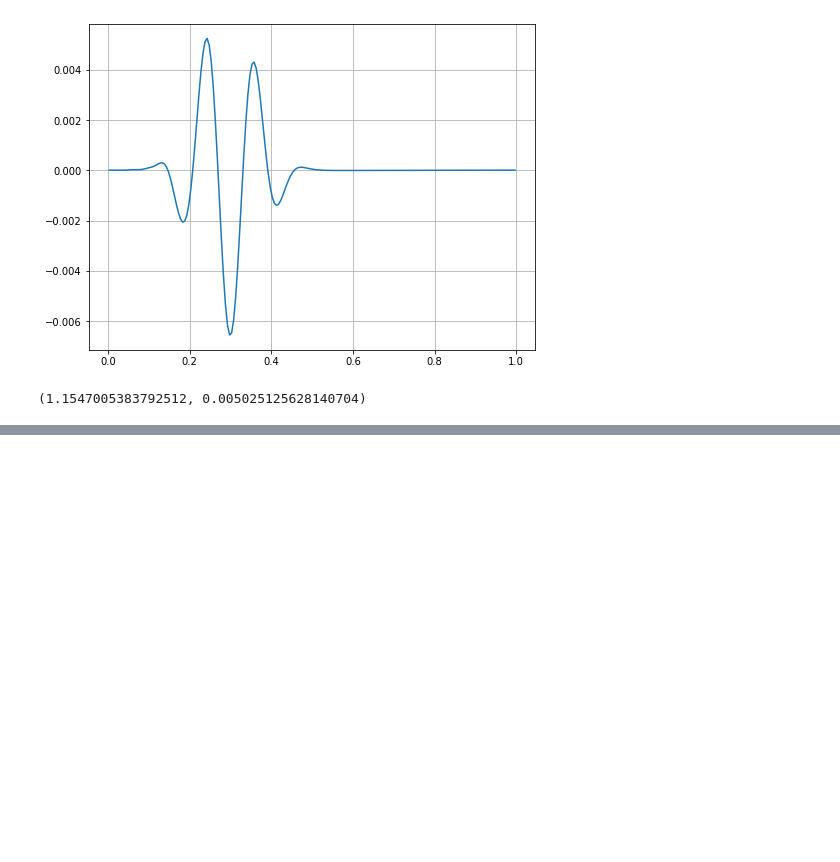
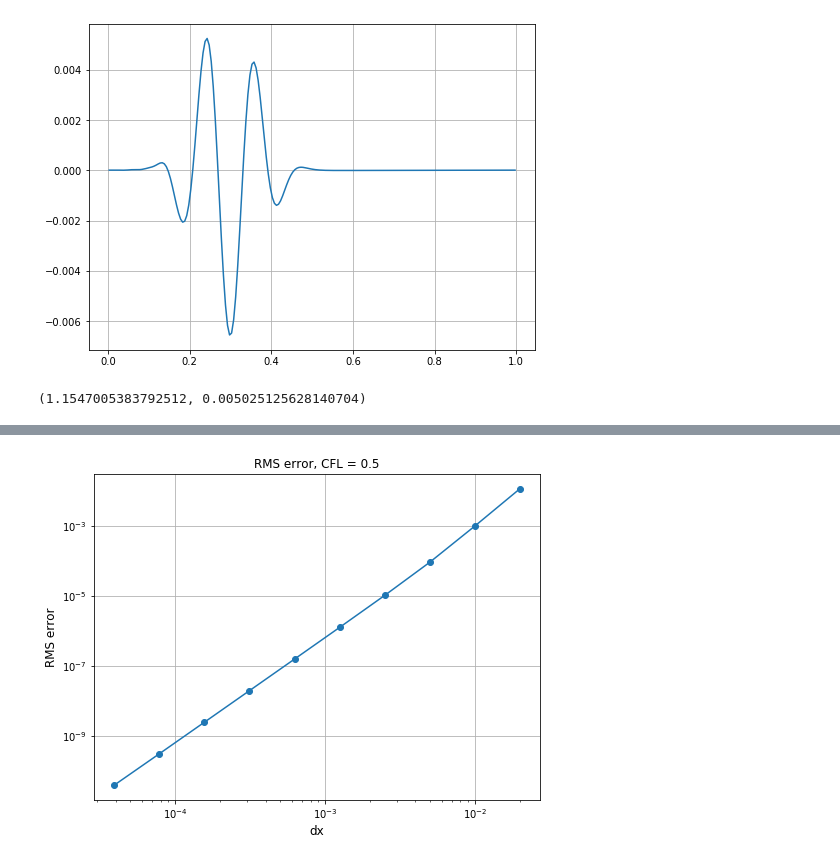
Before and after one commit to sirpipat/tsunami-modelling, a Jupyter notebook: src/NewGround.ipynb, the cells around one changed output, grey strips where cells are left out. Saved outputs shown, nothing was run; the diff lists cells and outputs as text; code cells hidden in the pictures; blank space fills up the shorter version.

```diff
--- a/src/NewGround.ipynb
+++ b/src/NewGround.ipynb
@@ -309,7 +261,7 @@ for ii, file  in enumerate(np.sort(files)[12:23]):
     x = np.linspace(-1,1,501)
     x = (x[1:]+x[:-1])/2
     #SHALLOWWATERSIM
-    dd = read_data('../../output_sill/files/' + np.sort(files_mysim)[ii])
+    dd = read_data(path + np.sort(files_mysim)[ii])
     fig = plt.figure()
     plt.plot(dd[3],dd[6],'-',label='speed:My Sim')
     plt.plot(dd[3],data[:,1],'-',label='speed:PyClaw')
@@ -319,7 +271,7 @@ for ii, file  in enumerate(np.sort(files)[12:23]):
     plt.ylabel('u (m/s)')
     plt.title('time = %.3f s' % dd[1])
     plt.grid()
-    plt.savefig('../figs/'+np.sort(files_mysim)[ii][:-4]+'speed.jpg')
+    plt.savefig('../figs/speed_'+np.sort(files_mysim)[ii][:-4]+'.jpg')
     plt.show()
 # %% [output]
 [figure]
@@ -641,0 +655,9 @@ tank.simulate(CFL, MAX_STEPS, times, problem, output_directory, interp_scheme, l
+# %%
+Ns = np.array([50,100,200,400,800,1600,3200,6400,12800,25600])
+err_RMSs = np.zeros(np.shape(Ns))
+dxs = np.zeros(np.shape(Ns))
+for ii in range(np.size(Ns)):
+    err, dx = residue_simple(Ns[ii])
+    err_RMS = np.sqrt(np.sum(err ** 2) / np.size(err))
+    err_RMSs[ii] = err_RMS
+    dxs[ii] = dx
@@ -641,0 +682,9 @@ tank.simulate(CFL, MAX_STEPS, times, problem, output_directory, interp_scheme, l
+# %%
+plt.loglog(dxs, err_RMSs, 'o-')
+plt.grid()
+plt.xlabel('dx', size = 12)
+plt.ylabel('RMS error', size = 12)
+plt.title('RMS error, CFL = 0.5')
+plt.savefig('../RMS_ERROR_CFL_0p5.pdf', dpi = 300)
+# %% [output]
+[figure, added]
```
Also changed, not shown: parts of 50 cells of this notebook, 2 other files.
